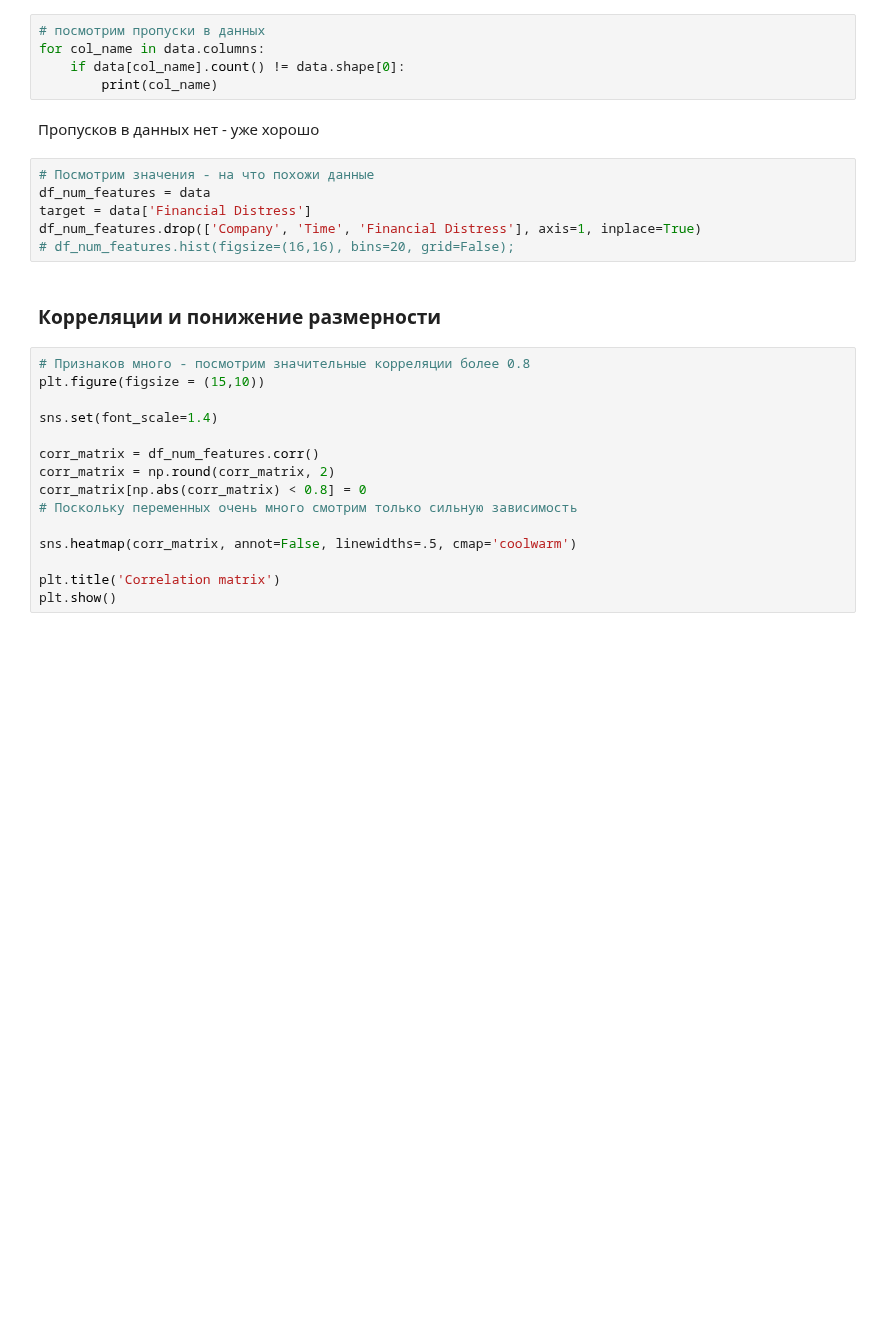
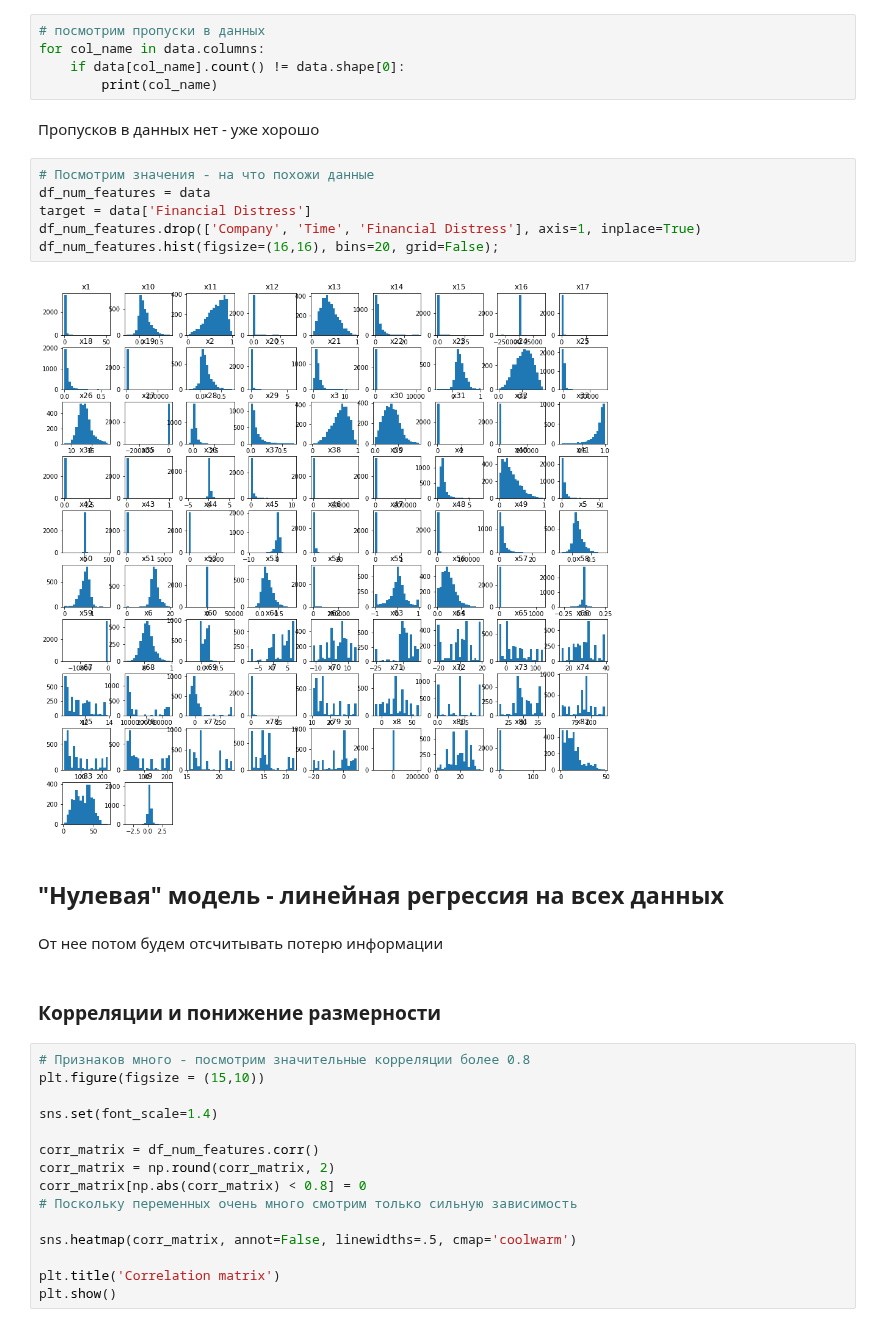
Before and after one commit to stureiko/GeekBrains, a Jupyter notebook: MatStat/Course_project/Course_project.ipynb, the cells around one changed output. Saved outputs shown, nothing was run; the diff lists cells and outputs as text; blank space fills up the shorter version.

```diff
--- a/MatStat/Course_project/Course_project.ipynb
+++ b/MatStat/Course_project/Course_project.ipynb
@@ -70,9 +73,15 @@ for col_name in data.columns:
 # %%
 # Посмотрим значения - на что похожи данные
 df_num_features = data
 target = data['Financial Distress']
 df_num_features.drop(['Company', 'Time', 'Financial Distress'], axis=1, inplace=True)
-# df_num_features.hist(figsize=(16,16), bins=20, grid=False);
+df_num_features.hist(figsize=(16,16), bins=20, grid=False);
+# %% [output]
+[figure, added]
+# %% [markdown]
+## "Нулевая" модель - линейная регрессия на всех данных
+# %% [markdown]
+От нее потом будем отсчитывать потерю информации
 # %% [markdown]
 ### Корреляции и понижение размерности
 # %%
```
Also changed, not shown: parts of 1 cell of this notebook.
